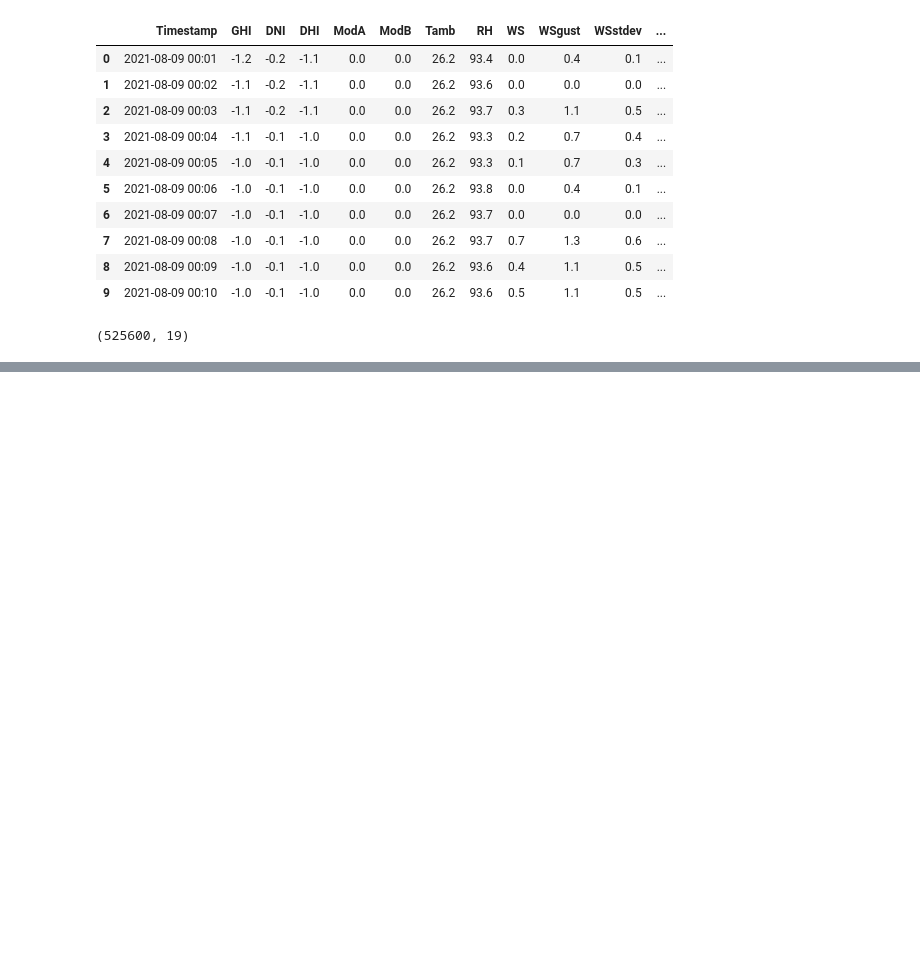
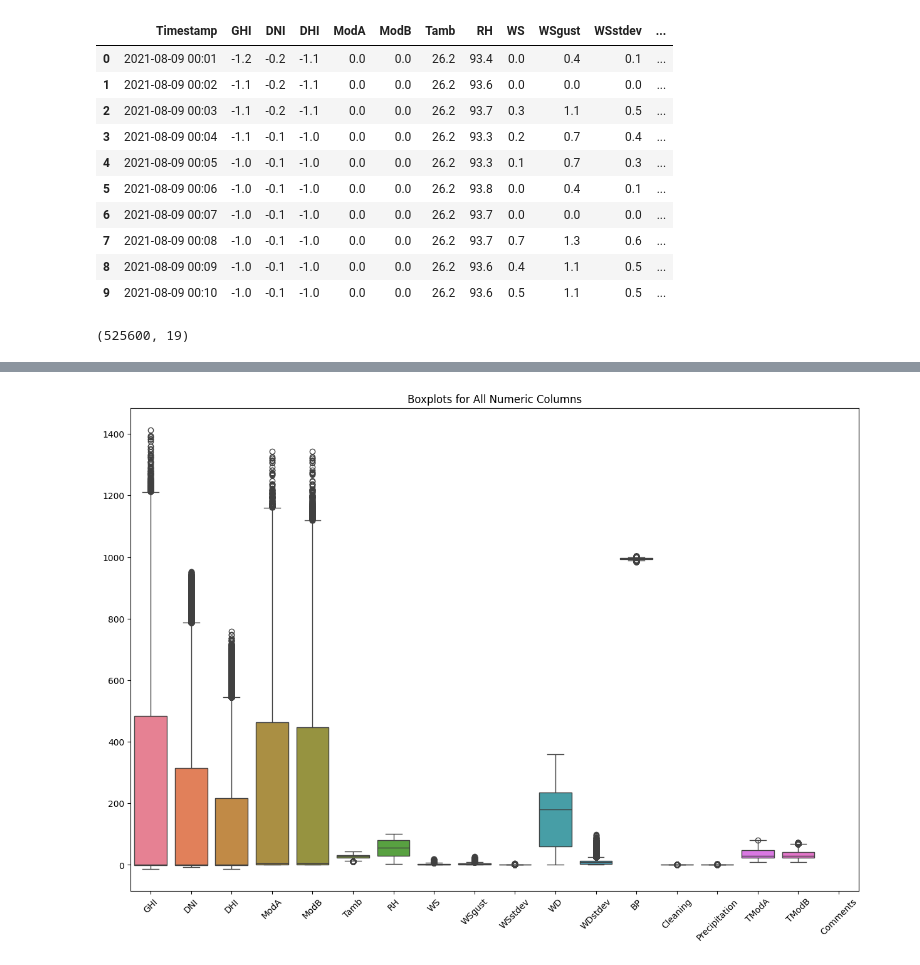
Before and after one commit to abdure-ai/EDA_for_Moonlight_Enegry_Solutions, a Jupyter notebook: notebooks/EDA_Benin.ipynb, the cells around one changed output, grey strips where cells are left out. Cells and saved outputs as stored; diff of their text form; code cells hidden in the pictures; blank space fills up the shorter version.

```diff
--- a/notebooks/EDA_Benin.ipynb
+++ b/notebooks/EDA_Benin.ipynb
@@ -43,0 +124,9 @@ benin_df.describe()
+# %%
+# Create boxplots for all numeric columns
+plt.figure(figsize=(15, 10))
+sns.boxplot(data=df[numeric_columns])
+plt.xticks(rotation=45)
+plt.title("Boxplots for All Numeric Columns")
+plt.show()
+# %% [output]
+[figure, added]
```
Also changed, not shown: parts of 13 cells of this notebook, 2 other files.
